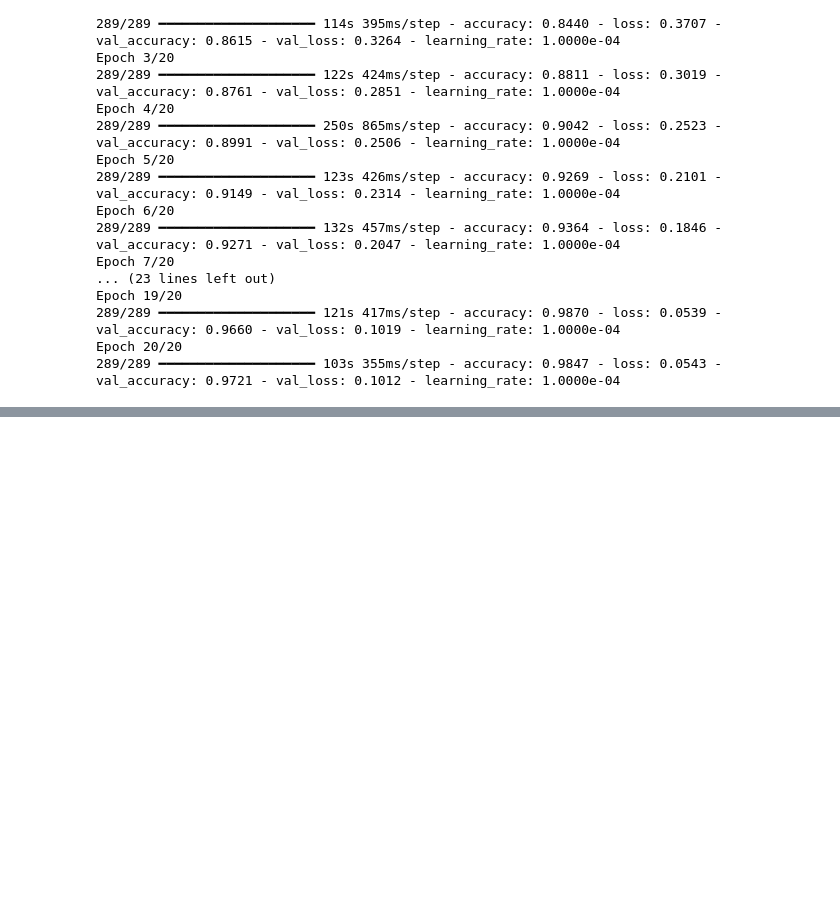
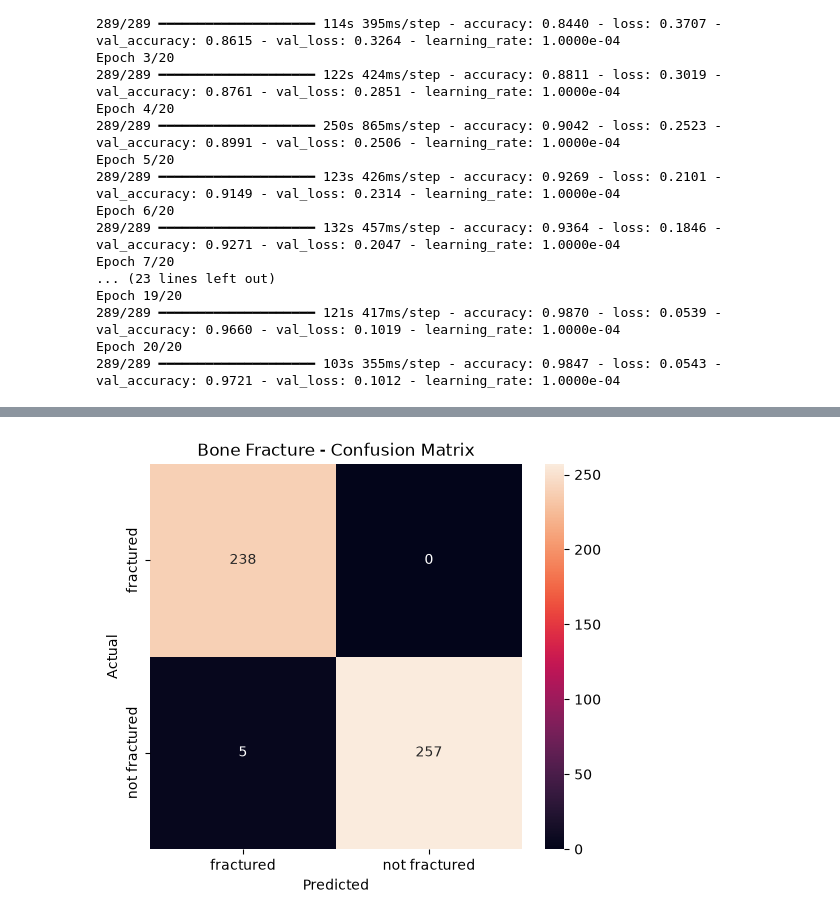
Before and after one commit to Srijan-dev7/Medical-Image-Diagnosis, a Jupyter notebook: notebooks/06_bone_fracture_transfer_learning.ipynb, the cells around one changed output, grey strips where cells are left out. Drawn from its saved outputs; the diff is of its cells as text; code cells hidden in the pictures; blank space fills up the shorter version.

```diff
--- a/notebooks/06_bone_fracture_transfer_learning.ipynb
+++ b/notebooks/06_bone_fracture_transfer_learning.ipynb
@@ -187,0 +222,25 @@ Epoch 20/20
+# %%
+from sklearn.metrics import confusion_matrix
+import seaborn as sns
+
+test_set.reset()
+
+predictions = model_tl.predict(test_set)
+y_pred = (predictions > 0.5).astype(int).flatten()
+y_true = test_set.classes
+
+cm = confusion_matrix(y_true, y_pred)
+
+plt.figure(figsize=(6, 5))
+sns.heatmap(
+    cm,
+    annot=True,
+    fmt="d",
+    xticklabels=test_set.class_indices.keys(),
+    yticklabels=test_set.class_indices.keys()
+)
+plt.xlabel("Predicted")
+plt.ylabel("Actual")
+plt.title("Bone Fracture - Confusion Matrix")
+plt.show()
+# %% [output]
@@ -187,0 +248 @@ Epoch 20/20
+[figure, added]
```
Also changed, not shown: parts of 5 cells of this notebook.
